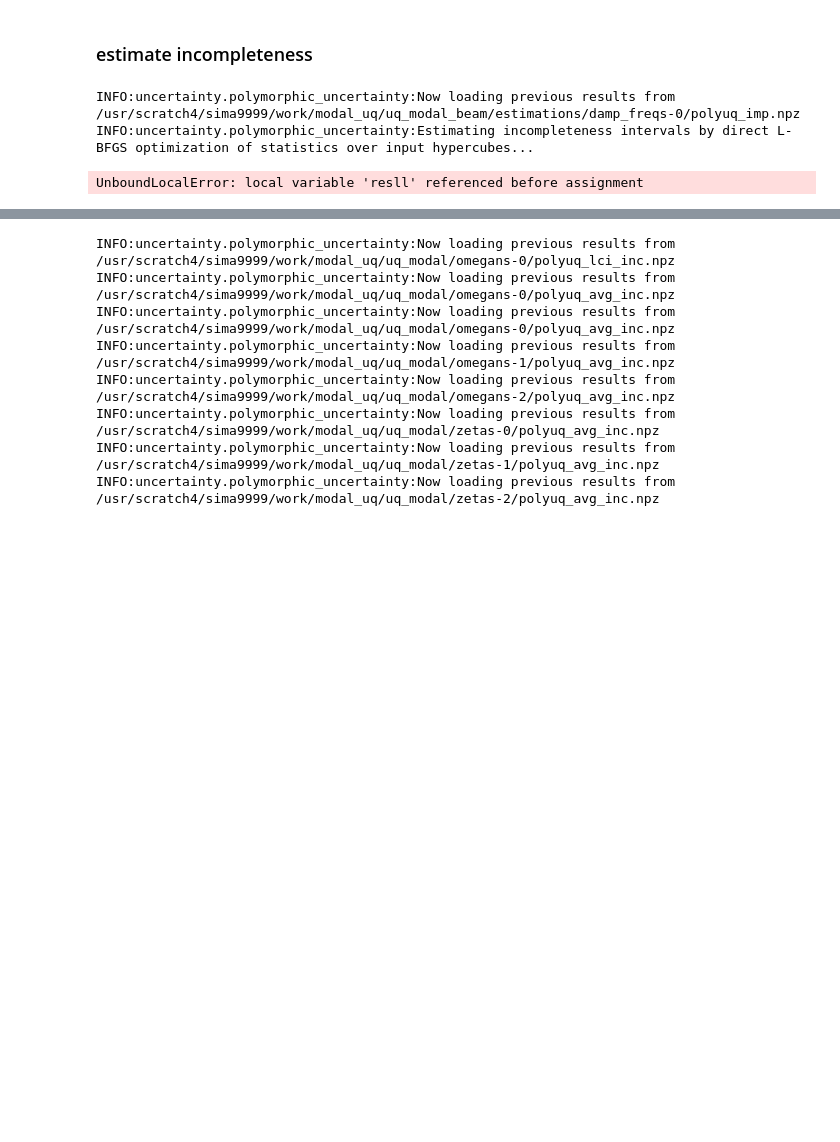
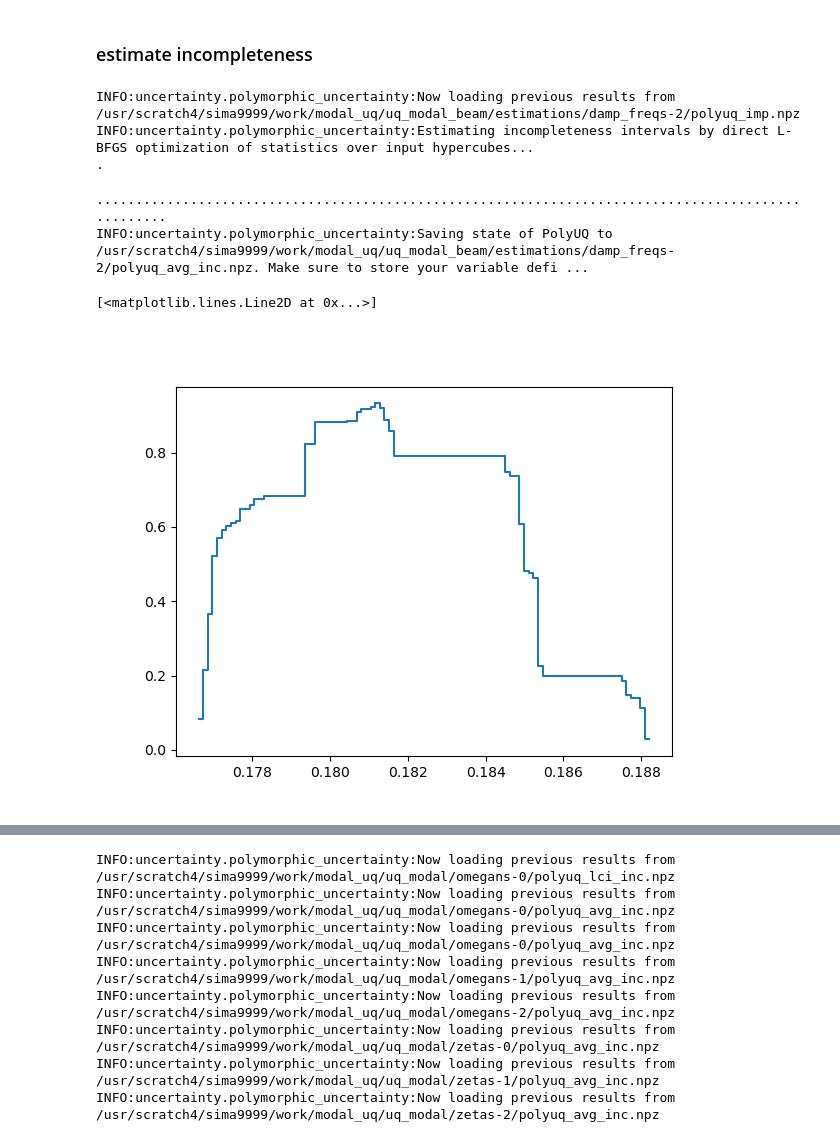
Before and after one commit to simonmarwitz/oma_uq, a Jupyter notebook: evicential_stochastic_beam.ipynb, the cells around one changed output, grey strips where cells are left out. Saved outputs shown, nothing was run; the diff lists cells and outputs as text; code cells hidden in the pictures; blank space fills up the shorter version.

```diff
--- a/evicential_stochastic_beam.ipynb
+++ b/evicential_stochastic_beam.ipynb
@@ -194,13 +200,13 @@ out_ds = out_ds_keep
 ### define output quantity
 # %%
 logger= logging.getLogger('uncertainty.polymorphic_uncertainty')
-logger.setLevel(level=logging.DEBUG)
+logger.setLevel(level=logging.INFO)
 
-ret_name = ['damp_freqs','zetas','frf'][0]
+ret_name = ['damp_freqs','zetas','frf'][1]
 if ret_name == 'frf':
     ret_ind = {'frequencies':105, 'space':5}
 else:
-    ret_ind = {'modes':0}
+    ret_ind = {'modes':8}
 ret_dir = f'{ret_name}-{".".join(str(e) for e in ret_ind.values())}'
 poly_uq = PolyUQ(vars_ale, vars_epi, dim_ex=dim_ex)
 samp_path = os.path.join(result_dir,'polyuq_samp.npz')
@@ -241,25 +247,29 @@ else:
 logger= logging.getLogger('uncertainty.polymorphic_uncertainty')
 logger.setLevel(level=logging.DEBUG)
 
-if poly_uq.imp_foc is not None:
-    start_ale = np.min(
-        np.nonzero(
-            np.any(
-                np.isnan(poly_uq.imp_foc[:,:,0]),
-                axis=1)
-        )[0]
-    )
-else:
-    start_ale = 0
+# if poly_uq.imp_foc is not None:
+#     start_ale = np.min(
+#         np.nonzero(
+#             np.any(
+#                 np.isnan(poly_uq.imp_foc[:,:,0]),
+#                 axis=1)
+#         )[0]
+#     )
+# else:
+#     start_ale = 0
 
+start_ale = np.random.randint(3062,5402)
+print(poly_uq.N_mcs_ale)
+poly_uq.N_mcs_ale = start_ale + 1
 poly_uq.estimate_imp(
         interp_fun='rbf',
         opt_meth='genetic',
-        plot_res=False,
+        plot_res=True,
         plot_intp=False,
         intp_err_warn = 20,
         extrp_warn = 10,
         kernel='gaussian',
         start_ale = start_ale,
         epsilon={'frf':4,'zetas':2,'damp_freqs':2}[ret_name])
-poly_uq.save_state(imp_path)
+pass
+# poly_uq.save_state(imp_path)
@@ -297,18 +371,26 @@ samp_fin = np.nonzero(
             np.isnan(poly_uq.imp_foc[:,:,0]),
             axis=1)
     )[0]
-if samp_fin:
+if len(samp_fin)>0:
     end_ale = np.min(samp_fin)
     poly_uq.N_mcs_ale = end_ale
 focals_stats, hyc_mass = poly_uq.optimize_inc(stat_fun, n_stat)
-# poly_uq.save_state(os.path.join(result_dir,f'{ret_dir}/polyuq_avg_inc.npz'))
+poly_uq.save_state(inc_path)
 # %% [output]
-INFO:uncertainty.polymorphic_uncertainty:Now loading previous results from  /usr/scratch4/sima9999/work/modal_uq/uq_modal_beam/estimations/damp_freqs-0/polyuq_imp.npz
+INFO:uncertainty.polymorphic_uncertainty:Now loading previous results from  /usr/scratch4/sima9999/work/modal_uq/uq_modal_beam/estimations/damp_freqs-2/polyuq_imp.npz
 INFO:uncertainty.polymorphic_uncertainty:Estimating incompleteness intervals by direct L-BFGS optimization of statistics over input hypercubes...
+.
-UnboundLocalError: local variable 'resll' referenced before assignment
+...................................................................................................
+INFO:uncertainty.polymorphic_uncertainty:Saving state of PolyUQ to /usr/scratch4/sima9999/work/modal_uq/uq_modal_beam/estimations/damp_freqs-2/polyuq_avg_inc.npz. Make sure to store your variable defi ...
 # %%
+focals_stats, focals_mass = poly_uq.focals_stats, poly_uq.focals_mass
+fig, ax1 = plt.subplots()
 bel_stats, pl_stats, q_stats, bins_bel = aggregate_mass(focals_stats, hyc_mass, 10, False)
 n_bins_bel = bins_bel.shape[0]
+ax1.step(bins_bel, pl_stats[0], where='post',label='plausibility ')
+# %% [output]
+[<matplotlib.lines.Line2D at 0x...>]
+[figure, added]
 # %%
 poly_uq = PolyUQ(vars_ale, vars_epi, dim_ex=dim_ex)
 for ret_name in ['damp_freqs','zetas','frf']:
```
Also changed, not shown: parts of 4 cells of this notebook, 4 other files.
